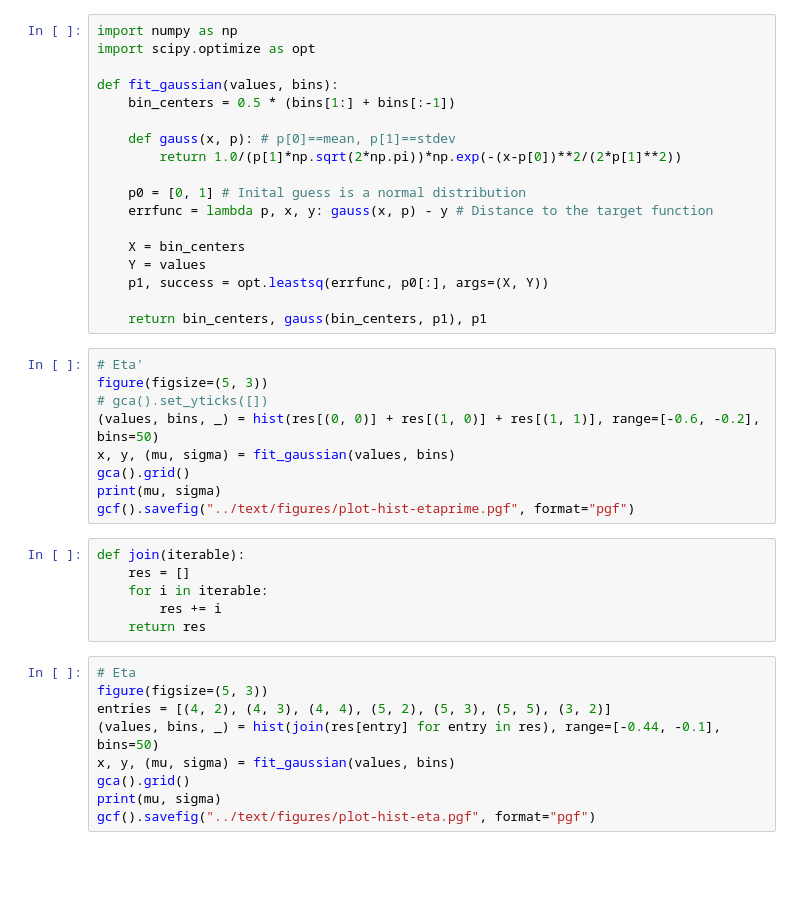
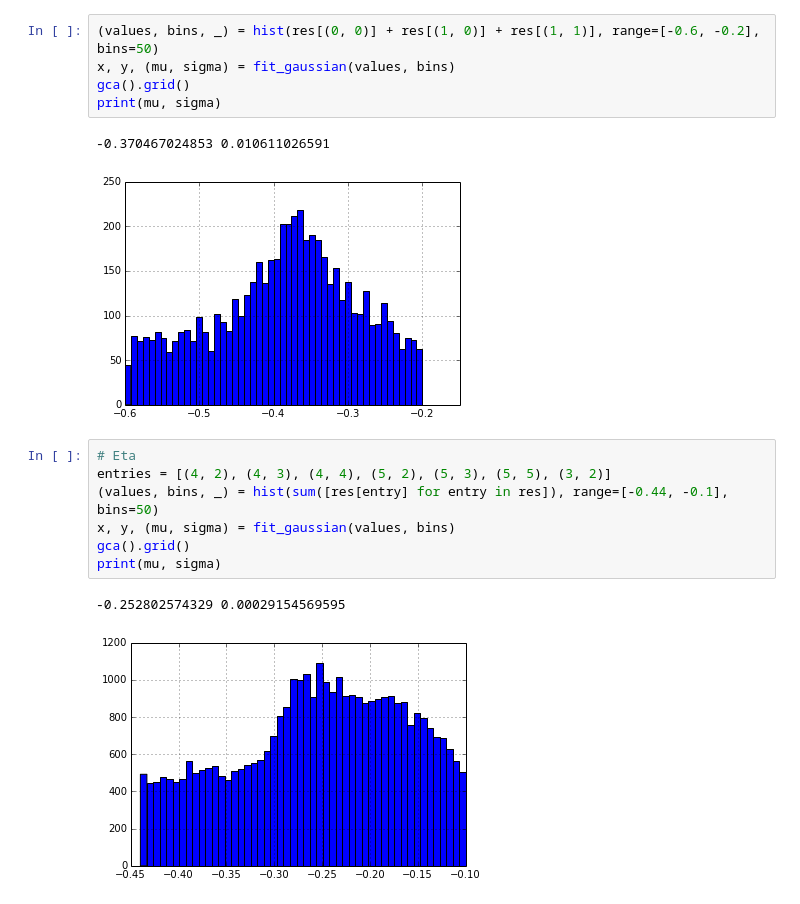
Before and after one commit to filmor/python-ma, a Jupyter notebook: notebooks/New Algorithm.ipynb, the cells around one changed output. Saved outputs shown, nothing was run; the diff lists cells and outputs as text; blank space fills up the shorter version.

```diff
--- a/notebooks/New Algorithm.ipynb
+++ b/notebooks/New Algorithm.ipynb
@@ -83,42 +69,18 @@ fig.savefig("../text/figures/histogram.pgf", format="pgf")
-# %%
-import numpy as np
-import scipy.optimize as opt
-
-def fit_gaussian(values, bins):
-    bin_centers = 0.5 * (bins[1:] + bins[:-1])
-
-    def gauss(x, p): # p[0]==mean, p[1]==stdev
-        return 1.0/(p[1]*np.sqrt(2*np.pi))*np.exp(-(x-p[0])**2/(2*p[1]**2))
-
-    p0 = [0, 1] # Inital guess is a normal distribution
-    errfunc = lambda p, x, y: gauss(x, p) - y # Distance to the target function
-
-    X = bin_centers
-    Y = values
-    p1, success = opt.leastsq(errfunc, p0[:], args=(X, Y))
-
-    return bin_centers, gauss(bin_centers, p1), p1
 # %%
-# Eta'
-figure(figsize=(5, 3))
-# gca().set_yticks([])
 (values, bins, _) = hist(res[(0, 0)] + res[(1, 0)] + res[(1, 1)], range=[-0.6, -0.2], bins=50)
 x, y, (mu, sigma) = fit_gaussian(values, bins)
 gca().grid()
 print(mu, sigma)
-gcf().savefig("../text/figures/plot-hist-etaprime.pgf", format="pgf")
+# %% [output]
+-0.370467024853 0.010611026591
+[figure, added]
-# %%
-def join(iterable):
-    res = []
-    for i in iterable:
-        res += i
-    return res
 # %%
 # Eta
-figure(figsize=(5, 3))
 entries = [(4, 2), (4, 3), (4, 4), (5, 2), (5, 3), (5, 5), (3, 2)]
-(values, bins, _) = hist(join(res[entry] for entry in res), range=[-0.44, -0.1], bins=50)
+(values, bins, _) = hist(sum([res[entry] for entry in res]), range=[-0.44, -0.1], bins=50)
 x, y, (mu, sigma) = fit_gaussian(values, bins)
 gca().grid()
 print(mu, sigma)
-gcf().savefig("../text/figures/plot-hist-eta.pgf", format="pgf")
+# %% [output]
+-0.252802574329 0.00029154569595
+[figure, added]
```
Also changed, not shown: parts of 15 cells of this notebook.
